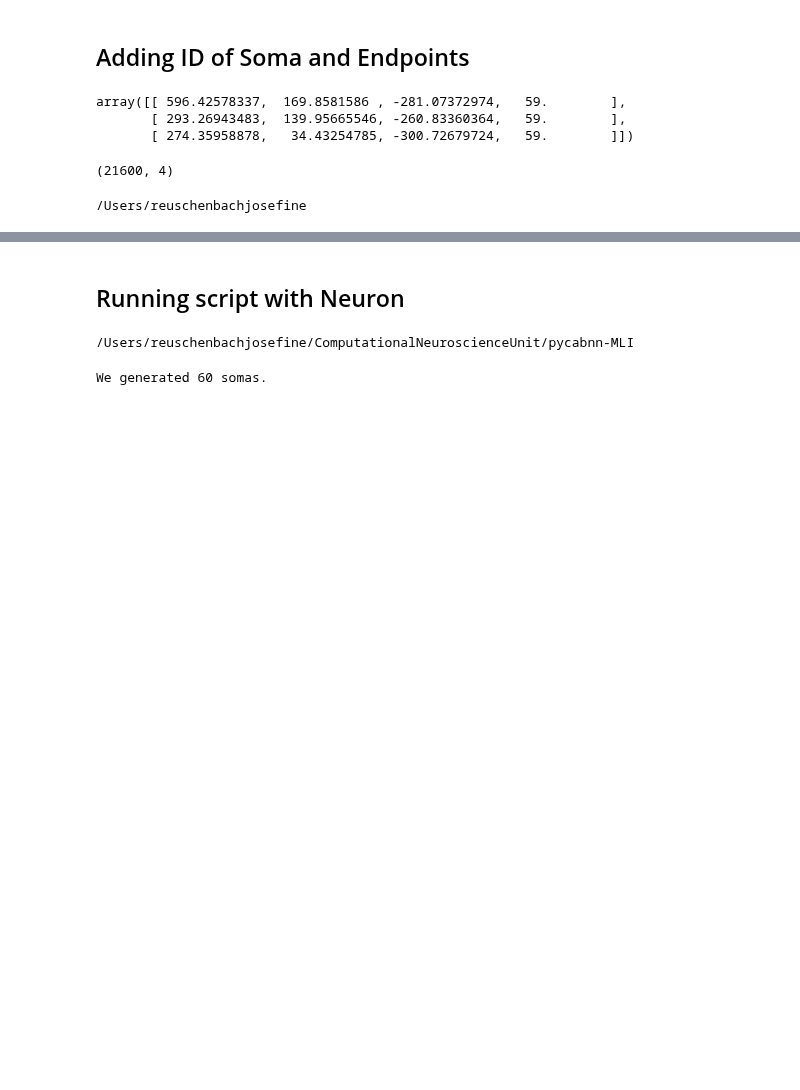
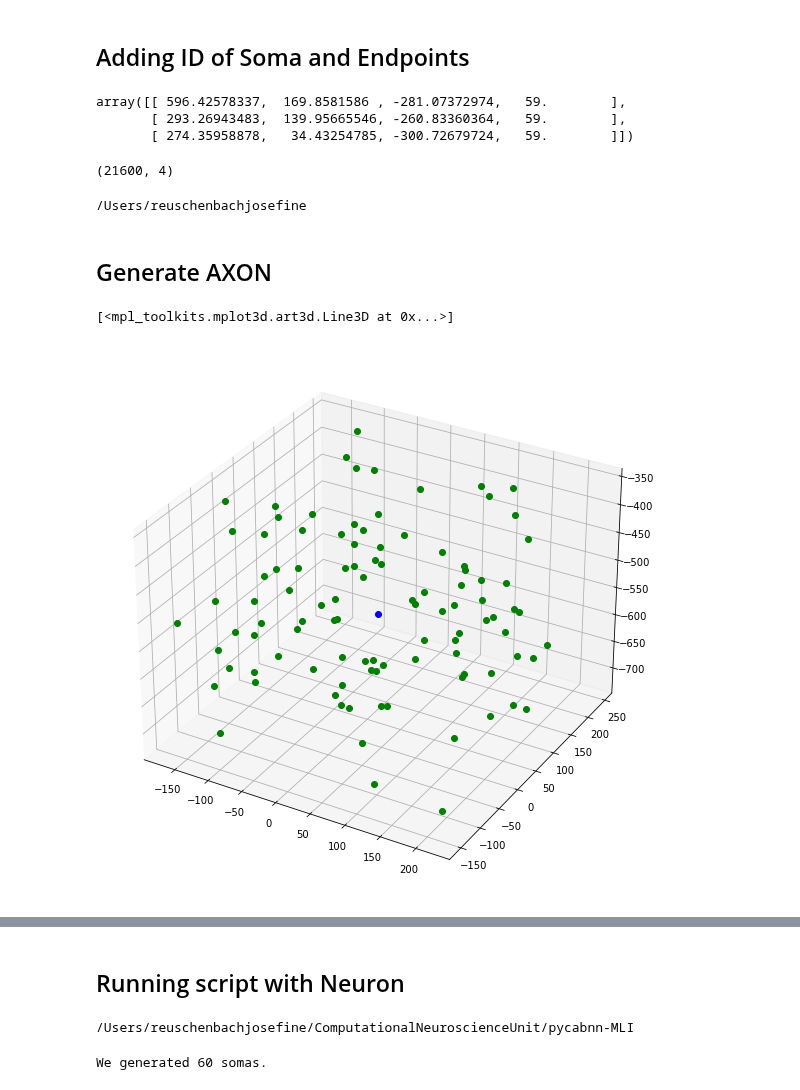
Before and after one commit to CNS-OIST/pycabnn, a Jupyter notebook: notebooks/MLI_geometry_workbook.ipynb, the cells around one changed output, grey strips where cells are left out. Drawn from its saved outputs; the diff is of its cells as text; code cells hidden in the pictures; blank space fills up the shorter version.

```diff
--- a/notebooks/MLI_geometry_workbook.ipynb
+++ b/notebooks/MLI_geometry_workbook.ipynb
@@ -583,3 +575,18 @@ DendPointAllAll_ID.shape
 cd
 # %% [output]
 /Users/reuschenbachjosefine
+# %% [markdown]
+## Generate AXON
+# %%
+soma = np.zeros((60,3))
+somas = np.array([np.random.uniform(-600,600,3) for i in somas]) # cos=x; sin=y
+somas[:,0] = np.random.uniform(-600, 600, size=60)
+somas[:,1] = np.random.uniform(20, 180, size=60)
+# %%
+fig = plt.figure(figsize=(10,10))
+ax = fig.add_subplot(111, projection='3d')
+ax.plot(AxonsAll[0:100,0], AxonsAll[0:100,1], AxonsAll[0:100,2],'og')
+ax.plot(somas[0,0], somas[0,1], somas[0,2],'ob')
+# %% [output]
+[<mpl_toolkits.mplot3d.art3d.Line3D at 0x...>]
+[figure, added]
```
Also changed, not shown: parts of 21 cells of this notebook, 2 other files.
